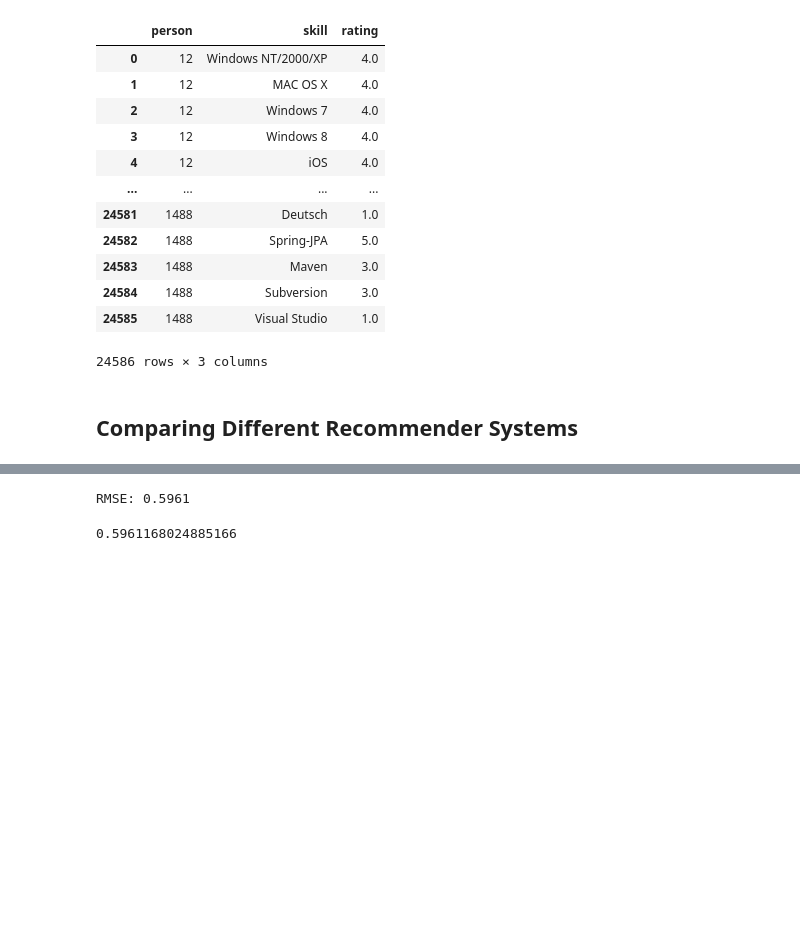
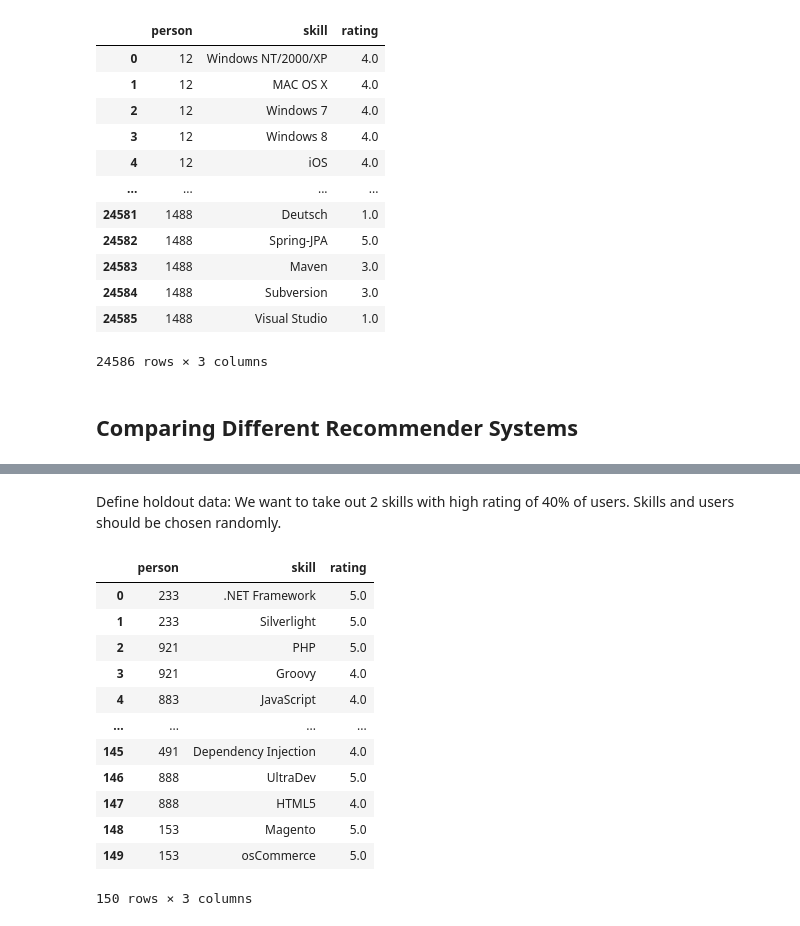
Before and after one commit to maximizer36/DS_AP, a Jupyter notebook: AP_Rated_Approach.ipynb, the cells around one changed output, grey strips where cells are left out. Drawn from its saved outputs; the diff is of its cells as text; code cells hidden in the pictures; blank space fills up the shorter version.

Commit message:
defined holdout

```diff
--- a/AP_Rated_Approach.ipynb
+++ b/AP_Rated_Approach.ipynb
@@ -285,7 +93,39 @@ def get_top_n(predictions, n=10):
-# %%
-train,test = surprise_train_test_split(holdout,test_size=0.99)
-holdout_preds = algo.test(test)
-accuracy.rmse(holdout_preds)
-# %% [output]
-RMSE: 0.5961
-0.5961168024885166
+# %% [markdown]
+Define holdout data: We want to take out 2 skills with high rating of 40% of users. Skills and users should be chosen randomly.
+# %%
+perc_users = 40
+n_skills = 2
+sample_size = int(np.ceil((len(persons)/100)*perc_users))
+
+random.seed(1)
+sample = random.sample(population=persons.tolist(),k=sample_size)
+
+min_rating = 4
+# %%
+holdout = pd.DataFrame()
+user_sample = []
+for person in sample:
+    df_subset = df_rated[(df_rated["person"] == person) & (df_rated["rating"] >= min_rating)]
+    # try to get two random high ranking skills (if the employee doesn't have high ranking skills they will be skipped)
+    try:
+        holdout_employee = df_subset.sample(n=n_skills,random_state=1)
+        user_sample.append(person)
+        df_rated.drop(holdout_employee.index,inplace=True)
+        holdout = pd.concat([holdout,holdout_employee],ignore_index=1)
+    except ValueError:
+        pass
+holdout
+# %% [output]
+|  | person | skill | rating |
+| 0 | 233 | .NET Framework | 5.0 |
+| 1 | 233 | Silverlight | 5.0 |
+| 2 | 921 | PHP | 5.0 |
+| 3 | 921 | Groovy | 4.0 |
+| 4 | 883 | JavaScript | 4.0 |
+| ... | ... | ... | ... |
+| 145 | 491 | Dependency Injection | 4.0 |
+| 146 | 888 | UltraDev | 5.0 |
+| 147 | 888 | HTML5 | 4.0 |
+| 148 | 153 | Magento | 5.0 |
+| 149 | 153 | osCommerce | 5.0 |
+150 rows × 3 columns
```
Also changed, not shown: parts of 36 cells of this notebook.
